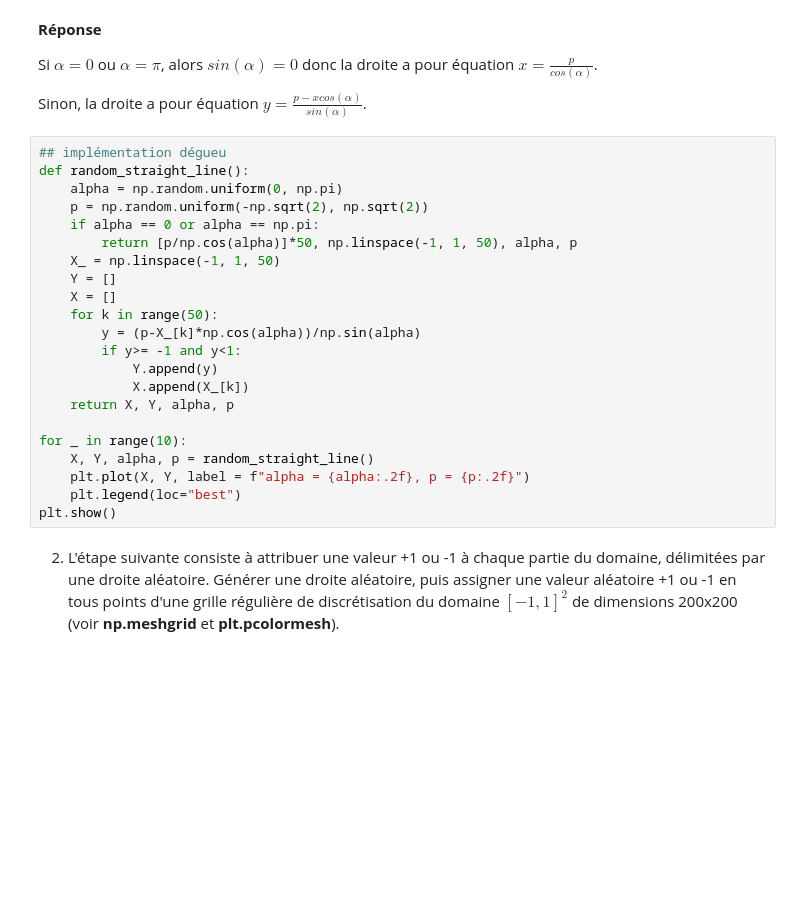
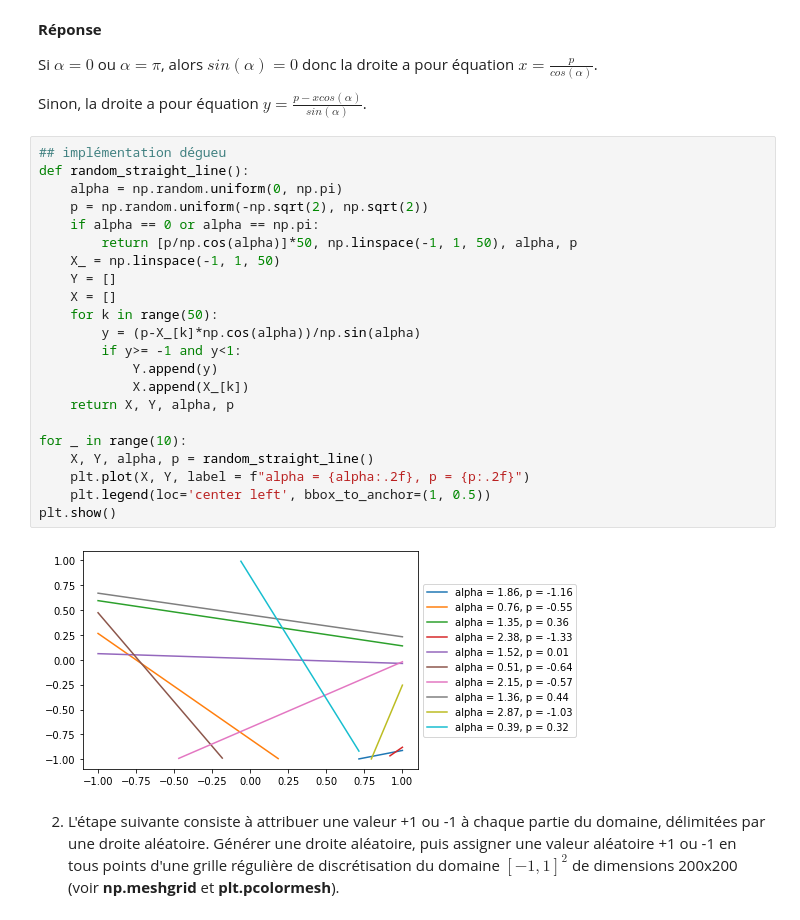
Before and after one commit to gabrielleberrada/projet_num_proba, a Jupyter notebook: Projet_numerique_de_Probabilités_2022 - enonce.ipynb, the cells around one changed output. Saved outputs shown, nothing was run; the diff lists cells and outputs as text; blank space fills up the shorter version.

```diff
--- a/Projet_numerique_de_Probabilités_2022 - enonce.ipynb
+++ b/Projet_numerique_de_Probabilités_2022 - enonce.ipynb
@@ -390,25 +390,27 @@ Sinon, la droite a pour équation $y = \frac{p-xcos(\alpha)}{sin(\alpha)}$.
 # %%
 ## implémentation dégueu
 def random_straight_line():
     alpha = np.random.uniform(0, np.pi)
     p = np.random.uniform(-np.sqrt(2), np.sqrt(2))
     if alpha == 0 or alpha == np.pi:
         return [p/np.cos(alpha)]*50, np.linspace(-1, 1, 50), alpha, p
     X_ = np.linspace(-1, 1, 50)
     Y = []
     X = []
     for k in range(50):
         y = (p-X_[k]*np.cos(alpha))/np.sin(alpha)
         if y>= -1 and y<1:
             Y.append(y)
             X.append(X_[k])
     return X, Y, alpha, p
 
 for _ in range(10):
     X, Y, alpha, p = random_straight_line()
     plt.plot(X, Y, label = f"alpha = {alpha:.2f}, p = {p:.2f}")
-    plt.legend(loc="best")
+    plt.legend(loc='center left', bbox_to_anchor=(1, 0.5))
 plt.show()
+# %% [output]
+[figure, added]
 # %% [markdown]
 2. L'étape suivante consiste à attribuer une valeur +1 ou -1 à chaque partie du domaine, délimitées par une droite aléatoire. Générer une droite aléatoire, puis assigner une valeur aléatoire +1 ou -1 en tous points d'une grille régulière de discrétisation du domaine $[-1,1]^2$ de dimensions 200x200 (voir **np.meshgrid** et **plt.pcolormesh**).
 # %% [markdown]
```
Also changed, not shown: parts of 3 cells of this notebook.
